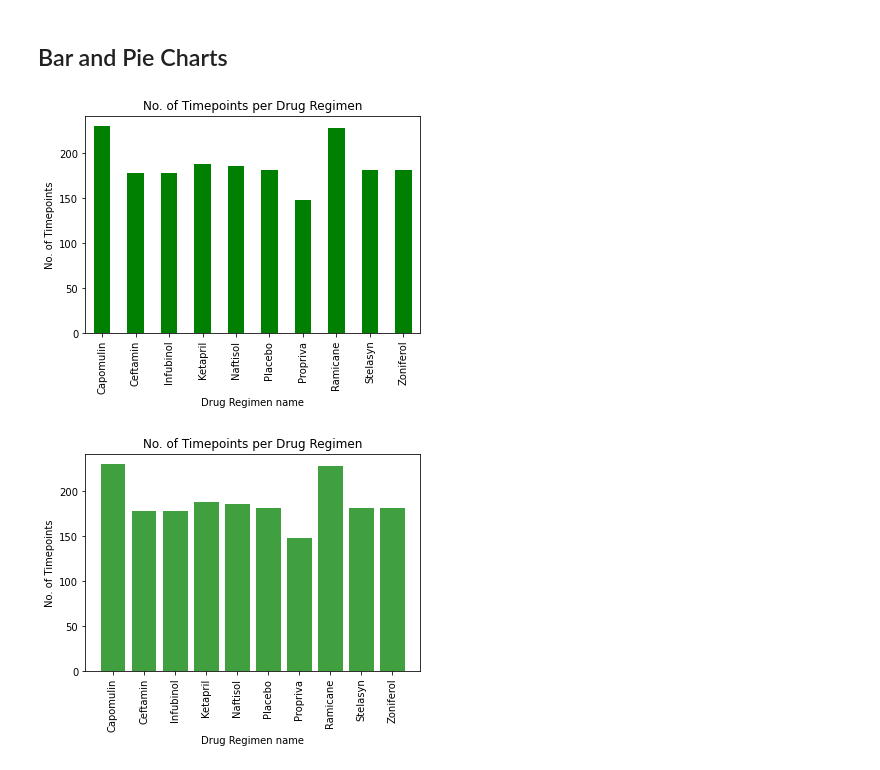
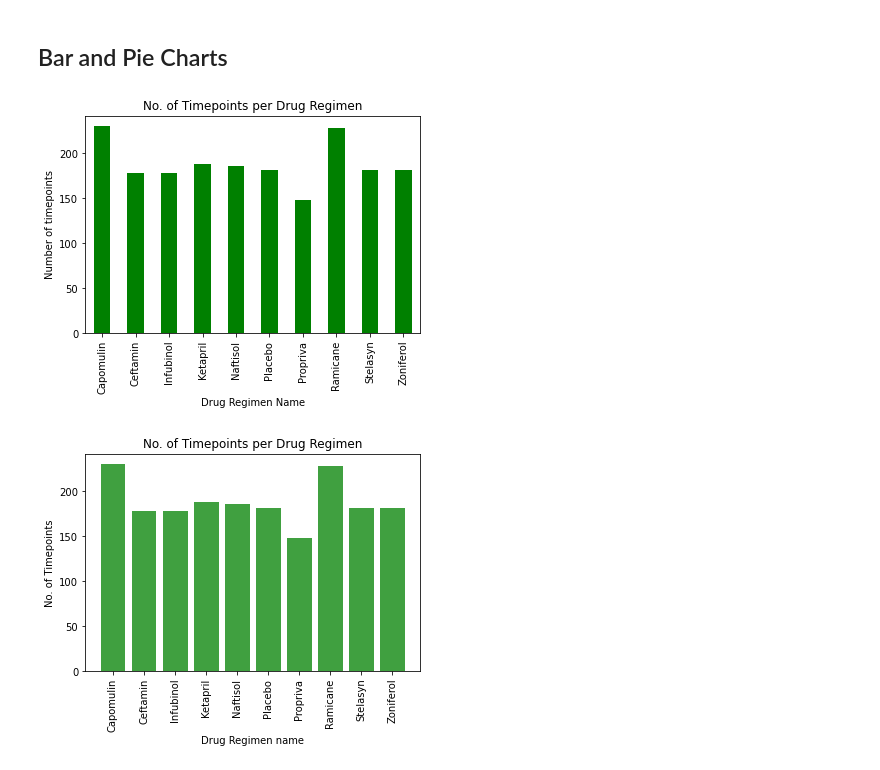
Before and after one commit to LP-116/matplotlib-challenge, a Jupyter notebook: pymaceuticals_starter.ipynb, the cells around one changed output. Drawn from its saved outputs; the diff is of its cells as text; code cells hidden in the pictures.

```diff
--- a/pymaceuticals_starter.ipynb
+++ b/pymaceuticals_starter.ipynb
@@ -222,15 +222,14 @@ tumor_stats
 # %%
 # Generate a bar plot showing the total number of timepoints for all mice tested for each drug regimen using Pandas.
 
-graph_data = drug_group["Timepoint"].count()
+# Using the drug_group created earlier, we use .count() to find how many timepoints are in each drug.
+timepoint_data = drug_group["Timepoint"].count()
 
-graph_data.plot(kind="bar", facecolor="green")
-
-plt.title("No. of Timepoints per Drug Regimen")
-plt.xlabel("Drug Regimen name")
-plt.ylabel("No. of Timepoints");
+# Next using the pandas method we plot the data.
+drug_graph = timepoint_data.plot(kind="bar", facecolor="green", title="No. of Timepoints per Drug Regimen")
+drug_graph.set(xlabel="Drug Regimen Name", ylabel="Number of timepoints");
 # %% [output]
-[figure, old version]
+[figure, new version]
 # %%
 # Generate a bar plot showing the total number of timepoints for all mice tested for each drug regimen using pyplot.
 
```
Also changed, not shown: parts of 3 cells of this notebook.
